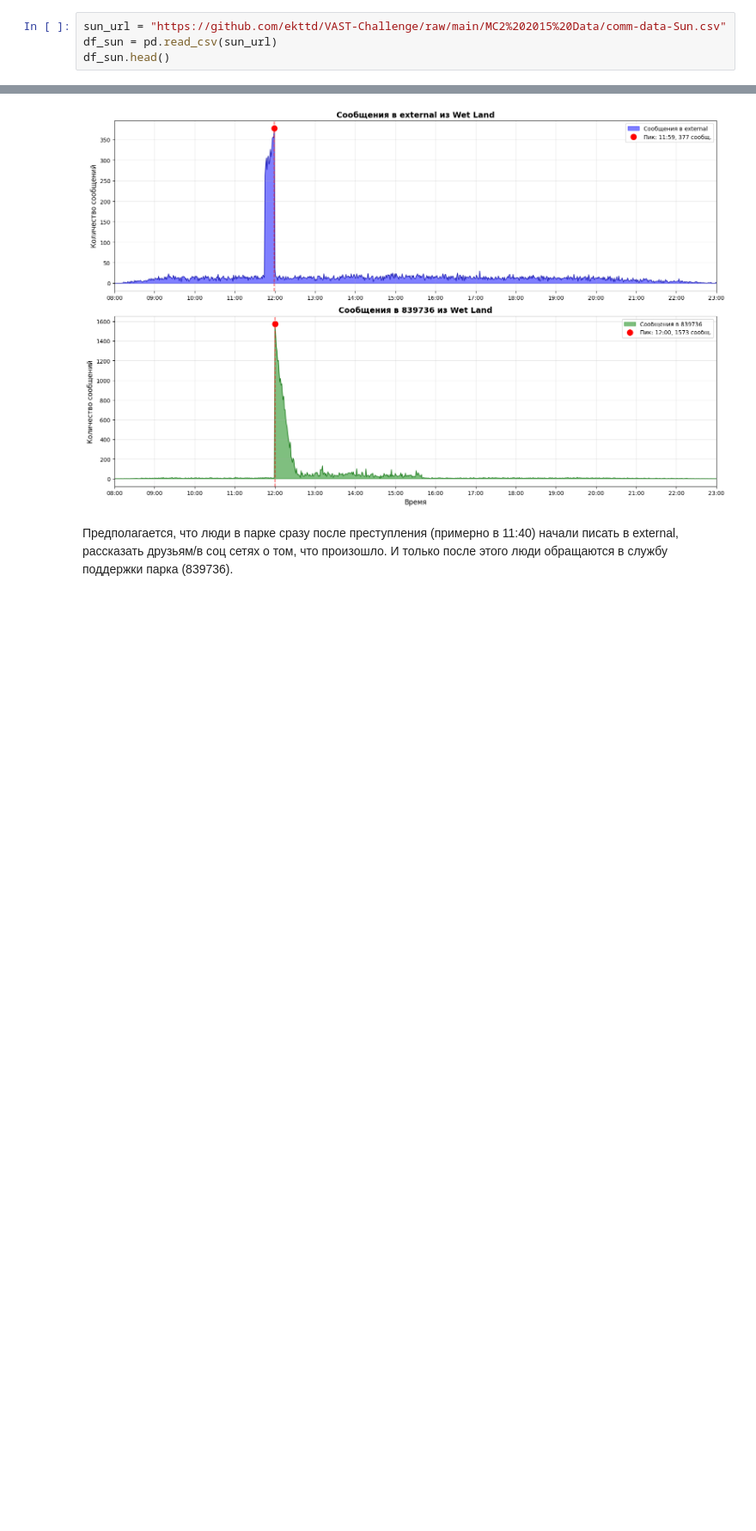
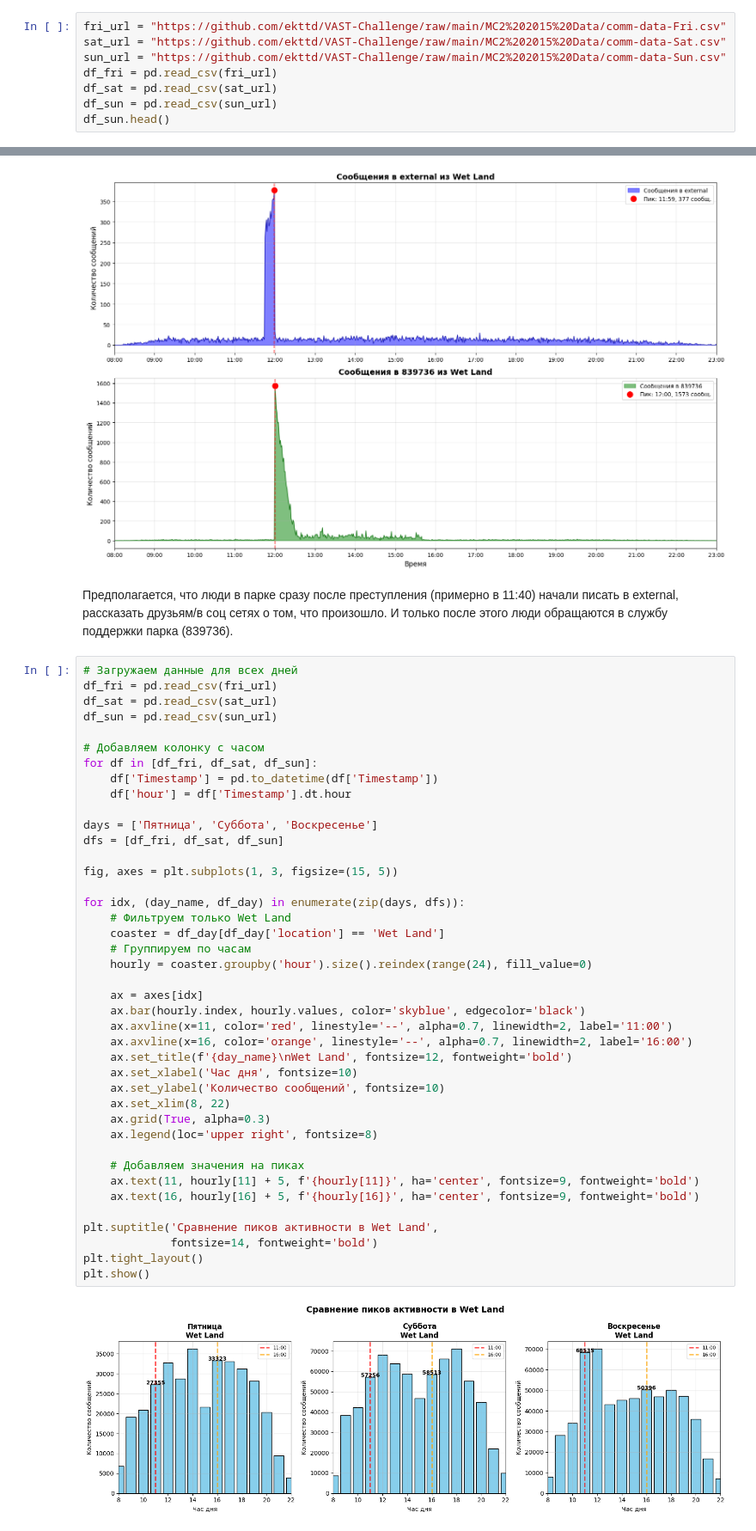
Before and after one commit to ekttd/VAST-Challenge, a Jupyter notebook: sunday_crime.ipynb, the cells around one changed output, grey strips where cells are left out. Shown at 86% size. Saved outputs shown, nothing was run; the diff lists cells and outputs as text; blank space fills up the shorter version.

```diff
--- a/sunday_crime.ipynb
+++ b/sunday_crime.ipynb
@@ -9,7 +9,11 @@ import matplotlib.pyplot as plt
 import numpy as np
 from datetime import datetime
 # %%
+fri_url = "https://github.com/ekttd/VAST-Challenge/raw/main/MC2%202015%20Data/comm-data-Fri.csv"
+sat_url = "https://github.com/ekttd/VAST-Challenge/raw/main/MC2%202015%20Data/comm-data-Sat.csv"
 sun_url = "https://github.com/ekttd/VAST-Challenge/raw/main/MC2%202015%20Data/comm-data-Sun.csv"
+df_fri = pd.read_csv(fri_url)
+df_sat = pd.read_csv(sat_url)
 df_sun = pd.read_csv(sun_url)
 df_sun.head()
 # %% [output]
@@ -122,3 +126,46 @@ plt.show()
 [figure]
 # %% [markdown]
 Предполагается, что люди в парке сразу после преступления (примерно в 11:40) начали писать в external, рассказать друзьям/в соц сетях о том, что произошло. И только после этого люди обращаются в службу поддержки парка (839736).
+# %%
+# Загружаем данные для всех дней
+df_fri = pd.read_csv(fri_url)
+df_sat = pd.read_csv(sat_url)
+df_sun = pd.read_csv(sun_url)
+
+# Добавляем колонку с часом
+for df in [df_fri, df_sat, df_sun]:
+    df['Timestamp'] = pd.to_datetime(df['Timestamp'])
+    df['hour'] = df['Timestamp'].dt.hour
+
+days = ['Пятница', 'Суббота', 'Воскресенье']
+dfs = [df_fri, df_sat, df_sun]
+
+fig, axes = plt.subplots(1, 3, figsize=(15, 5))
+
+for idx, (day_name, df_day) in enumerate(zip(days, dfs)):
+    # Фильтруем только Wet Land
+    coaster = df_day[df_day['location'] == 'Wet Land']
+    # Группируем по часам
+    hourly = coaster.groupby('hour').size().reindex(range(24), fill_value=0)
+
+    ax = axes[idx]
+    ax.bar(hourly.index, hourly.values, color='skyblue', edgecolor='black')
+    ax.axvline(x=11, color='red', linestyle='--', alpha=0.7, linewidth=2, label='11:00')
+    ax.axvline(x=16, color='orange', linestyle='--', alpha=0.7, linewidth=2, label='16:00')
+    ax.set_title(f'{day_name}\nWet Land', fontsize=12, fontweight='bold')
+    ax.set_xlabel('Час дня', fontsize=10)
+    ax.set_ylabel('Количество сообщений', fontsize=10)
+    ax.set_xlim(8, 22)
+    ax.grid(True, alpha=0.3)
+    ax.legend(loc='upper right', fontsize=8)
+
+    # Добавляем значения на пиках
+    ax.text(11, hourly[11] + 5, f'{hourly[11]}', ha='center', fontsize=9, fontweight='bold')
+    ax.text(16, hourly[16] + 5, f'{hourly[16]}', ha='center', fontsize=9, fontweight='bold')
+
+plt.suptitle('Сравнение пиков активности в Wet Land',
+             fontsize=14, fontweight='bold')
+plt.tight_layout()
+plt.show()
+# %% [output]
+[figure, added]
```
Also changed, not shown: parts of 1 cell of this notebook.
